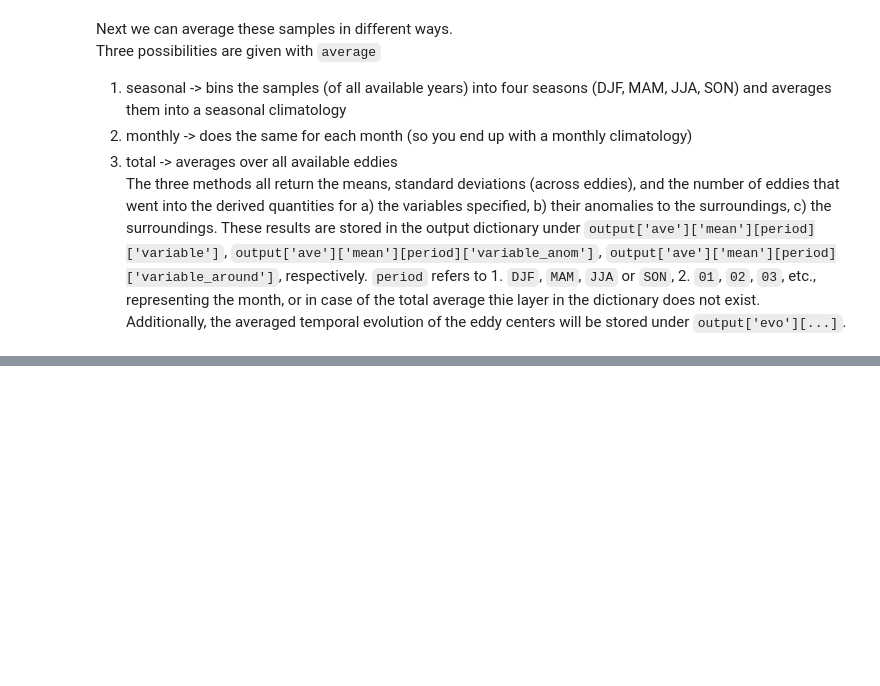
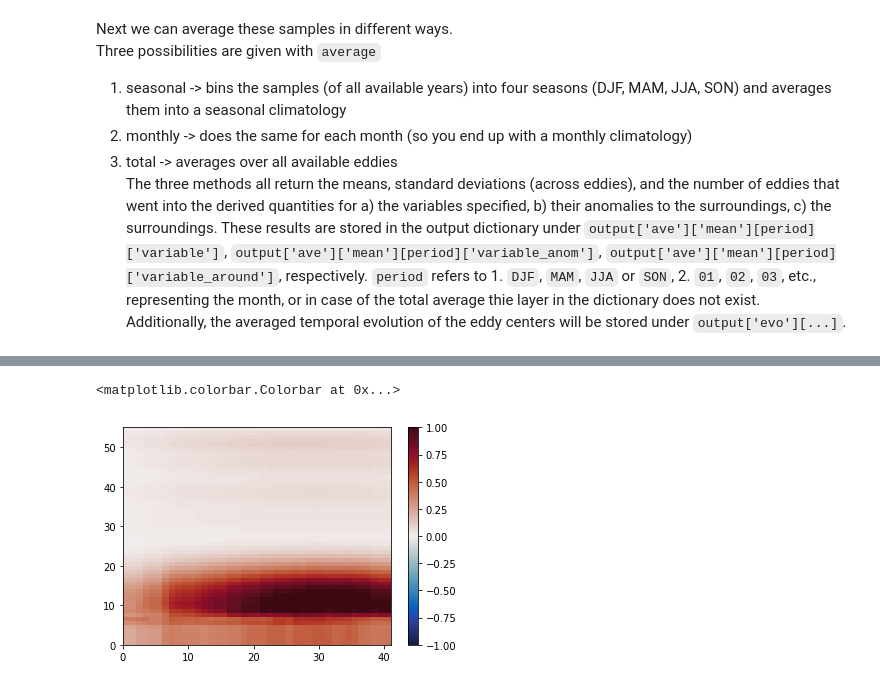
Before and after one commit to jk-rieck/eddytools, a Jupyter notebook: examples/run_eddytools_example_MITgcm_OW.ipynb, the cells around one changed output, grey strips where cells are left out. Saved outputs shown, nothing was run; the diff lists cells and outputs as text; code cells hidden in the pictures; blank space fills up the shorter version.

```diff
--- a/examples/run_eddytools_example_MITgcm_OW.ipynb
+++ b/examples/run_eddytools_example_MITgcm_OW.ipynb
@@ -480,3 +482,9 @@ plt.colorbar()
+# %%
+plt.pcolormesh(season_eddies['ave']['mean']['MAM']['THETA_anom'], vmin=-1, vmax=1, cmap=cm.balance)
+plt.colorbar()
+# %% [output]
+<matplotlib.colorbar.Colorbar at 0x...>
+[figure, added]
 # %%
 monthly_eddies = et.average.monthly(normalized_eddies, ['THETA'])
 # %%
```
Also changed, not shown: parts of 13 cells of this notebook, 1 other file.
